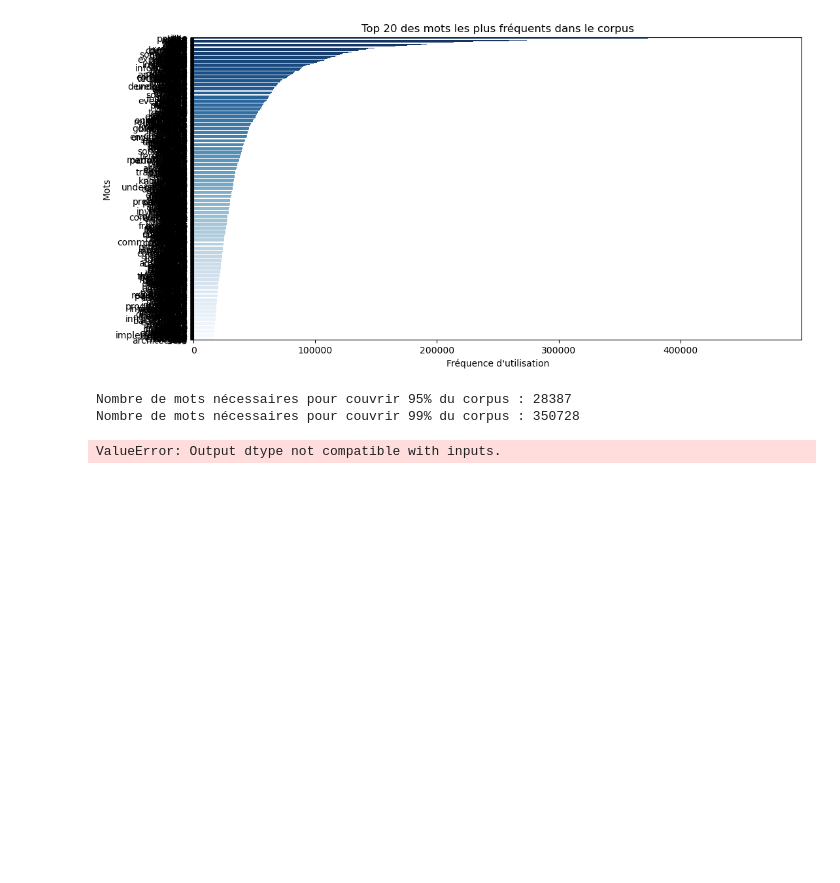
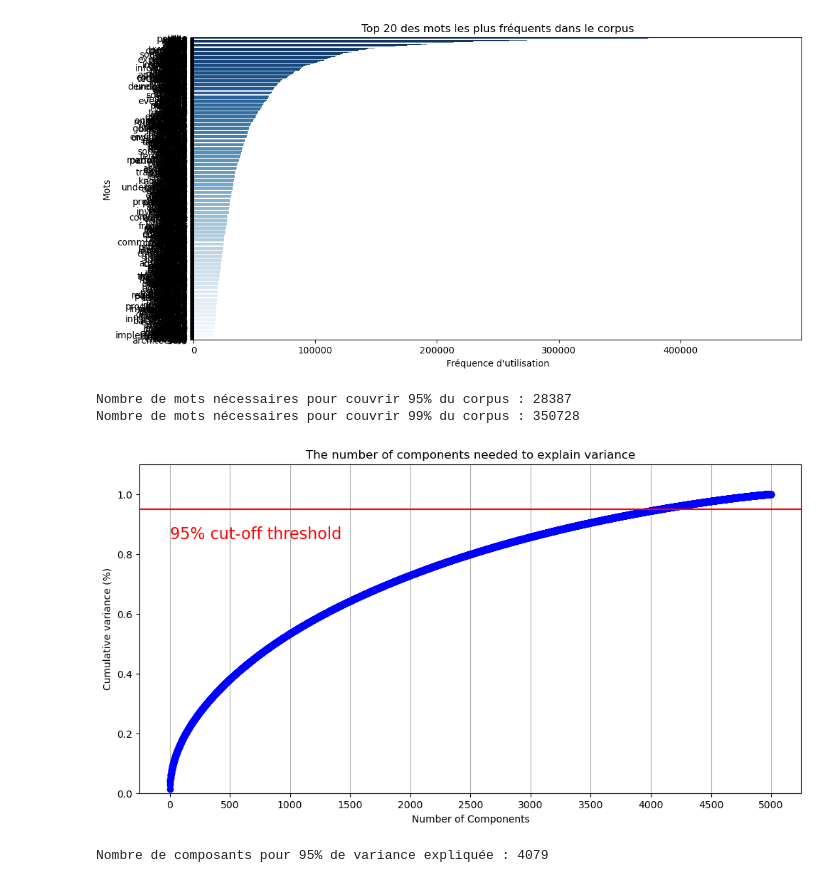
Before and after one commit to Elias-djebbour/M2-TextMining, a Jupyter notebook: PCA.ipynb, the cells around one changed output. Saved outputs shown, nothing was run; the diff lists cells and outputs as text; code cells hidden in the pictures; blank space fills up the shorter version.

Commit message:
fin de PCA pour le clustering

```diff
--- a/PCA.ipynb
+++ b/PCA.ipynb
@@ -96,7 +96,7 @@ from sklearn.decomposition import PCA
 from sklearn.preprocessing import MaxAbsScaler
 
 # 2. Transformation du texte en matrice TF-IDF
-vectorizer = TfidfVectorizer(max_features=num_words_95)  # Limiter le nombre de caractéristiques pour éviter la dimensionnalité élevée
+vectorizer = TfidfVectorizer(max_features=5000)  # Limiter le nombre de caractéristiques pour éviter la dimensionnalité élevée
 X_tfidf = vectorizer.fit_transform(df['clean_text'])
 
 # Scale the data to the range between 0 and 1
@@ -118,31 +118,45 @@ fig, ax = plt.subplots()
 
 # Créer xi en fonction du nombre réel de composants PCA
 xi = np.arange(1, pca.n_components_ + 1)
 
 # Cumul des variances expliquées
 y = np.cumsum(pca.explained_variance_ratio_)
 
 plt.ylim(0.0, 1.1)
 
 # Tracer la courbe
 plt.plot(xi, y, marker='o', linestyle='--', color='b')
 
 # Ajouter la ligne seuil de 95%
 plt.axhline(y=0.95, color='r', linestyle='-')
 plt.text(0.5, 0.85, "95% cut-off threshold", color='red', fontsize=16)
 
 plt.xlabel('Number of Components')
 plt.xticks(np.arange(0, pca.n_components_ + 1, step=500))  # Ajuster le nombre de ticks pour correspondre au nombre de composants
 plt.ylabel('Cumulative variance (%)')
 plt.title('The number of components needed to explain variance')
 
 ax.grid(axis='x')
 plt.show()
 
 # 6. Sauvegarder le DataFrame résultant dans un nouveau fichier CSV
 # result_df.to_csv('./archive/pca_dataset.csv', index=False)
 
 # Afficher un aperçu du nouveau DataFrame
 # print(result_df.head())
 # %% [output]
-ValueError: Output dtype not compatible with inputs.
+[figure, added]
+# %%
+# Calculer la variance expliquée par chaque composant
+explained_variance = pca.explained_variance_ratio_
+
+# Tracer la variance expliquée cumulée
+cumulative_variance = explained_variance.cumsum()
+
+# Trouver le nombre de composants qui expliquent 95% de la variance
+
+optimal_components_95 = next(i for i, v in enumerate(cumulative_variance) if v >= 0.95)
+
+print(f"Nombre de composants pour 95% de variance expliquée : {optimal_components_95 + 1}")
+# %% [output]
+Nombre de composants pour 95% de variance expliquée : 4079
```
Also changed, not shown: parts of 2 cells of this notebook, 1 other file.
